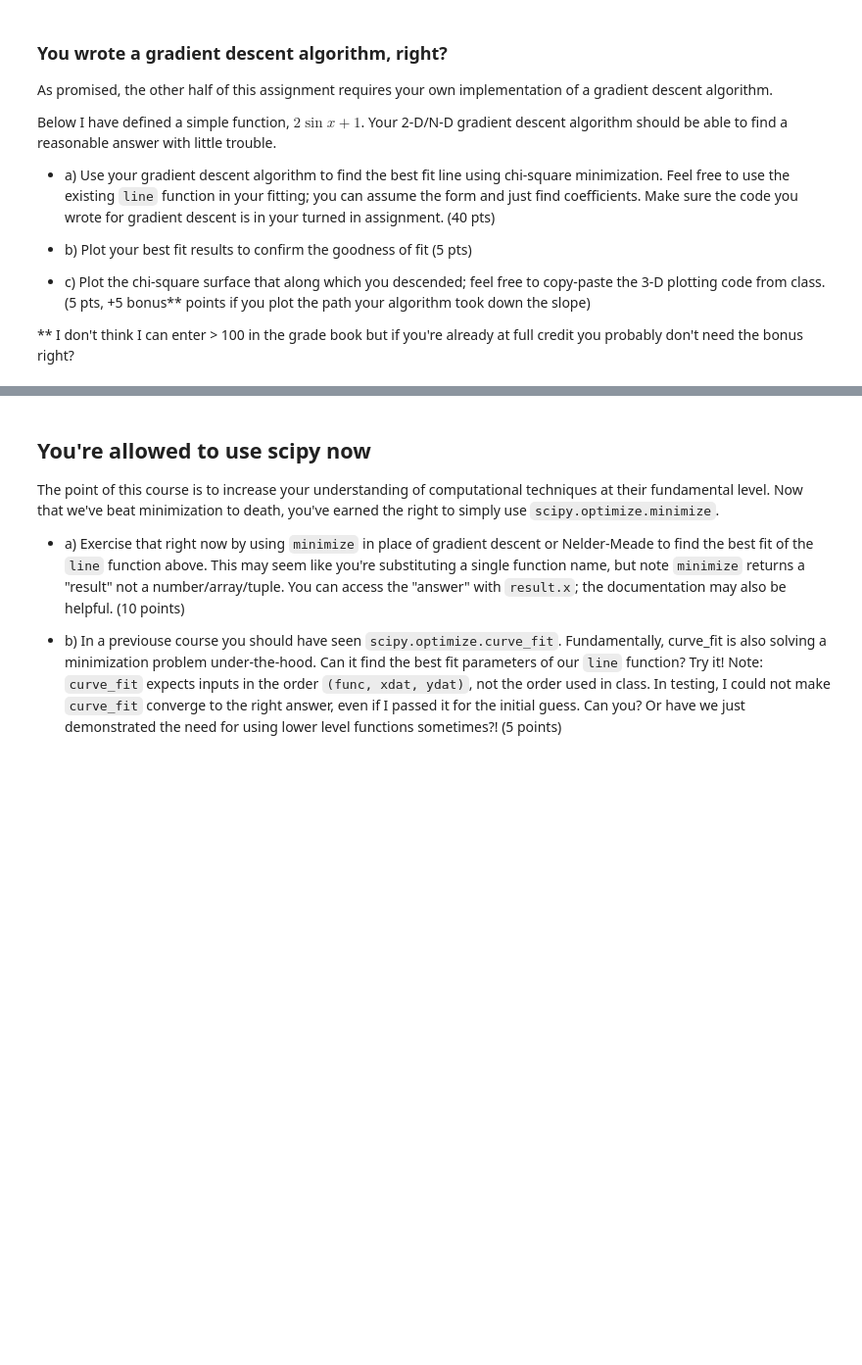
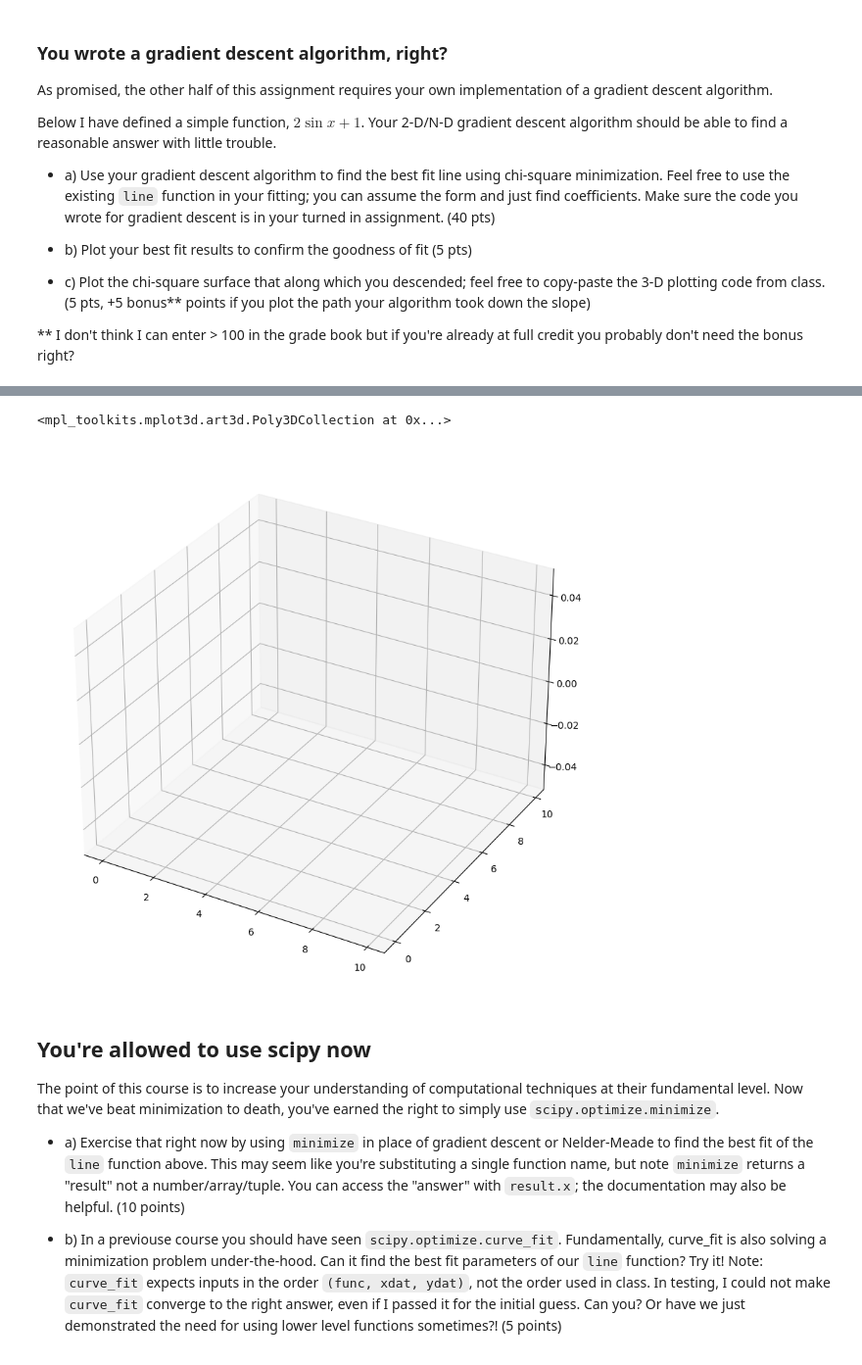
Before and after one commit to GeoffHennessy/Hennessy-Phys50733, a Jupyter notebook: Homework_5/Homework5.ipynb, the cells around one changed output, grey strips where cells are left out. Shown at 98% size. Drawn from its saved outputs; the diff is of its cells as text; code cells hidden in the pictures; blank space fills up the shorter version.

```diff
--- a/Homework_5/Homework5.ipynb
+++ b/Homework_5/Homework5.ipynb
@@ -43,23 +45,6 @@ class chisquare(object):
         x0,v,a = args
         chi2 = np.sum(((self.y-self.func(self.x,*args))/self.y) ** 2)
         return chi2
-
-    def LinChi(self,args):
-        m,b = args
-        chi2 = np.sum(((self.y-self.func(self.x,*args))/self.y) ** 2)
-
-
-        dm = m + 0.0001 # This is a artificial stepsize. Since we are working with a line
-        db = b + 0.0001
-        args_dm = dm, b
-        args_db = m, db
-
-        dchi_m = np.sum(((self.y-self.func(self.x,*args_dm))/self.y) ** 2)
-        dchi_b = np.sum(((self.y-self.func(self.x,*args_db))/self.y) ** 2)
-        vector = [dchi_m * 0.0001, dchi_b * 0.0001]
-
-        dchi = dchi_m + dchi_b
-        return chi2, dchi, vector #yields chi_square, change in chi, and the vector to walk along
 # %%
 def nelder_mead(f, x_start,
                 step=0.1, no_improve_thr=10e-6,
@@ -181,27 +166,57 @@ Below I have defined a simple function, $2 \sin x + 1$. Your 2-D/N-D gradient de
 def line(x, m, b):
     return m*np.sin(x) + b
 
+def Central_Diffx(m,b,h = 1e-8):
+    return (chi([m+h,b]) - chi([m-h,b]))/ 2 * h
+
+def Central_Diffy(m,b,h = 1e-8):
+    return (chi([m,b+h]) - chi([m,b-h]))/ 2 * h
+
+# Similar to last chisquare object, but this one  takes on 2 parameters in the call.
+# Would be interesting to generalize it.
+class chisquare_2_Param(object):
+    def __init__(self,xdat,ydat,func):
+        self.x = xdat
+        self.y = ydat
+        self.func = func
+
+    def __call__(self,args):
+        m,b = args
+        chi2 = np.sum(((self.y-self.func(self.x,*args))/self.y) ** 2)
+        return chi2
 
 
 x = np.arange(0, 10, 0.1)
 y = np.arange(0,10,0.1)
-chi = chisquare(x,y,line)
+chi = chisquare_2_Param(x,y,line)
 
-# Initializing our object
-m0 = 1
-b0 = 1
-
-
-def Central_Diffx(m,b,h = 1e-8):
-    return (chi(m+h,b) - chi(m-h,b))/ 2 * h
-
-def Central_Diffy(m,b,h = 1e-8):
-    return (chi(m,b+h) - chi(m,b-h))/ 2 * h
+# Gradient Descent algorith
+m0 = 1 # initial guess of m
+b0 = 1 # initial guess of b
+start_Chi = 10
+end_Chi = 0
 
 while np.abs(start_Chi-end_Chi)> 1e-4:
-    start_Chi = chi(m0,b0)
+    start_Chi = chi(np.array([m0,b0]))
     m0 -= Central_Diffx(m0,b0)
     b0 -= Central_Diffy(m0,b0)
-    end_Chi = chi(m0,b0)
+    end_Chi = chi([m0,b0])
     gradient = m0 + b0
+
+# Creating the arrays for the graph
+mVals = np.linspace(-5,5,100)
+bVals = np.linspace(-5,5,100)
+Z = np.zeros((100,100)) # 100x100 because the m,b space is 100x100 as I set it up
+X,Y = np.meshgrid(x,y)
+
+for i in range(100):
+    for j in range(100):
+        args = [mVals[i],bVals[j]]
+        Z[i,j] = chi(args)
+
+print(Z)
+#Graphing results
+fig = plt.figure(figsize = (16,10))
+ax = plt.subplot(projection = "3d")
+ax.plot_surface(X,Y,Z)
 # %% [output]
@@ -209,3 +230,5 @@ TypeError: __call__() takes 2 positional arguments but 4 were given
+<mpl_toolkits.mplot3d.art3d.Poly3DCollection at 0x...>
+[figure, added]
 # %% [markdown]
 ## You're allowed to use scipy now
 
```
Also changed, not shown: parts of 2 cells of this notebook.
